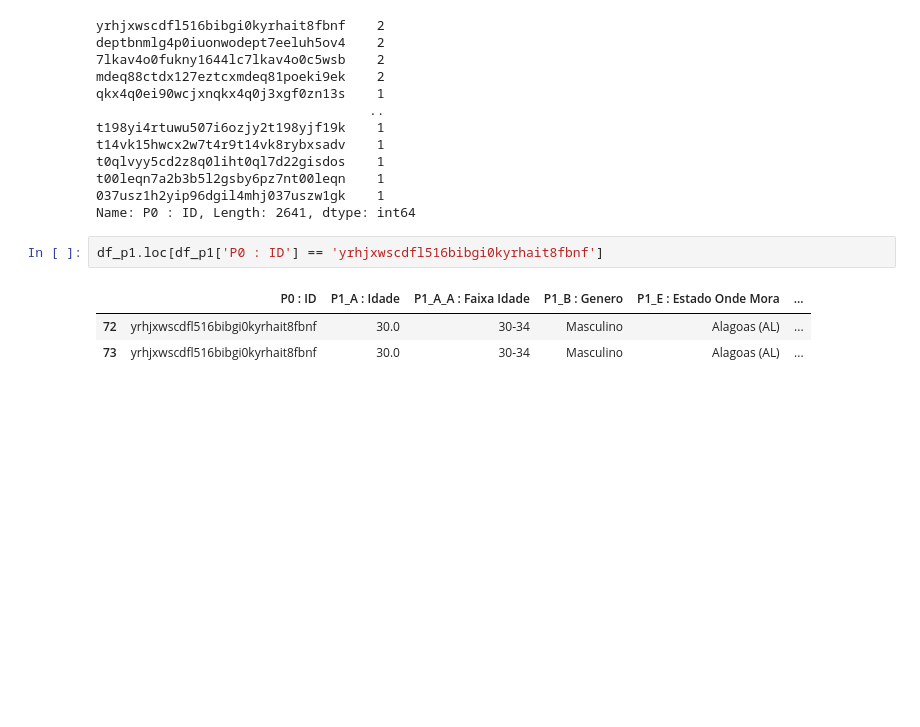
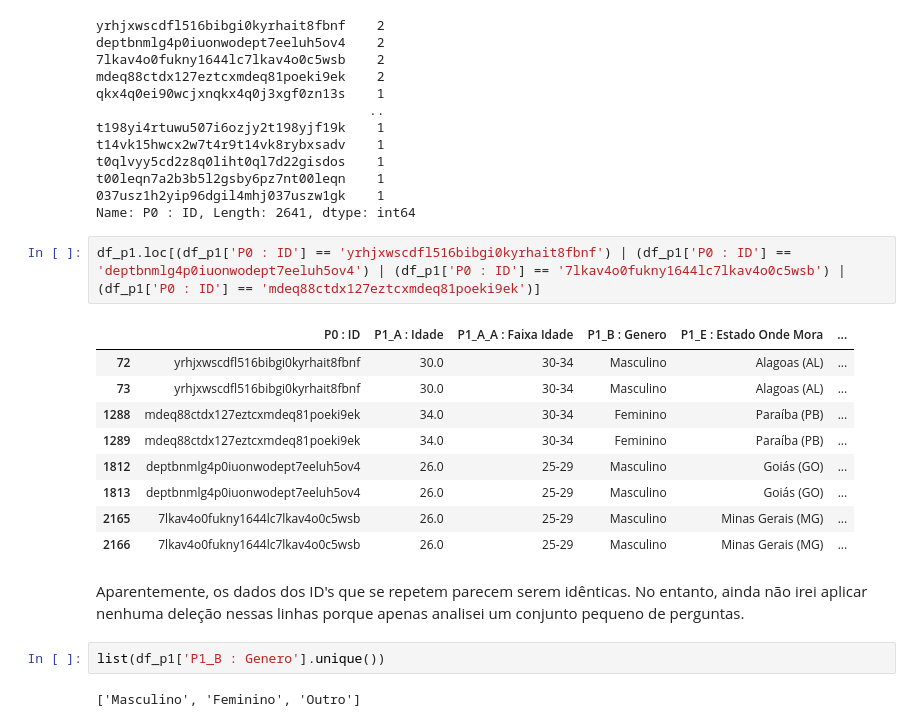
Before and after one commit to brayannmb/state_of_data_brazil_project, a Jupyter notebook: State_of_Data_Brazil_2021.ipynb, the cells around one changed output. Drawn from its saved outputs; the diff is of its cells as text; blank space fills up the shorter version.

```diff
--- a/State_of_Data_Brazil_2021.ipynb
+++ b/State_of_Data_Brazil_2021.ipynb
@@ -234,8 +234,20 @@ t00leqn7a2b3b5l2gsby6pz7nt00leqn    1
 037usz1h2yip96dgil4mhj037uszw1gk    1
 Name: P0 : ID, Length: 2641, dtype: int64
 # %%
-df_p1.loc[df_p1['P0 : ID'] == 'yrhjxwscdfl516bibgi0kyrhait8fbnf']
+df_p1.loc[(df_p1['P0 : ID'] == 'yrhjxwscdfl516bibgi0kyrhait8fbnf') | (df_p1['P0 : ID'] == 'deptbnmlg4p0iuonwodept7eeluh5ov4') | (df_p1['P0 : ID'] == '7lkav4o0fukny1644lc7lkav4o0c5wsb') | (df_p1['P0 : ID'] == 'mdeq88ctdx127eztcxmdeq81poeki9ek')]
 # %% [output]
 |  | P0 : ID | P1_A : Idade | P1_A_A : Faixa Idade | P1_B : Genero | P1_E : Estado Onde Mora | ... |
 | 72 | yrhjxwscdfl516bibgi0kyrhait8fbnf | 30.0 | 30-34 | Masculino | Alagoas (AL) | ... |
 | 73 | yrhjxwscdfl516bibgi0kyrhait8fbnf | 30.0 | 30-34 | Masculino | Alagoas (AL) | ... |
+| 1288 | mdeq88ctdx127eztcxmdeq81poeki9ek | 34.0 | 30-34 | Feminino | Paraíba (PB) | ... |
+| 1289 | mdeq88ctdx127eztcxmdeq81poeki9ek | 34.0 | 30-34 | Feminino | Paraíba (PB) | ... |
+| 1812 | deptbnmlg4p0iuonwodept7eeluh5ov4 | 26.0 | 25-29 | Masculino | Goiás (GO) | ... |
+| 1813 | deptbnmlg4p0iuonwodept7eeluh5ov4 | 26.0 | 25-29 | Masculino | Goiás (GO) | ... |
+| 2165 | 7lkav4o0fukny1644lc7lkav4o0c5wsb | 26.0 | 25-29 | Masculino | Minas Gerais (MG) | ... |
+| 2166 | 7lkav4o0fukny1644lc7lkav4o0c5wsb | 26.0 | 25-29 | Masculino | Minas Gerais (MG) | ... |
+# %% [markdown]
+Aparentemente, os dados dos ID's que se repetem parecem serem idênticas. No entanto, ainda não irei aplicar nenhuma deleção nessas linhas porque apenas analisei um conjunto pequeno de perguntas.
+# %%
+list(df_p1['P1_B : Genero'].unique())
+# %% [output]
+['Masculino', 'Feminino', 'Outro']
```
Also changed, not shown: parts of 4 cells of this notebook.
